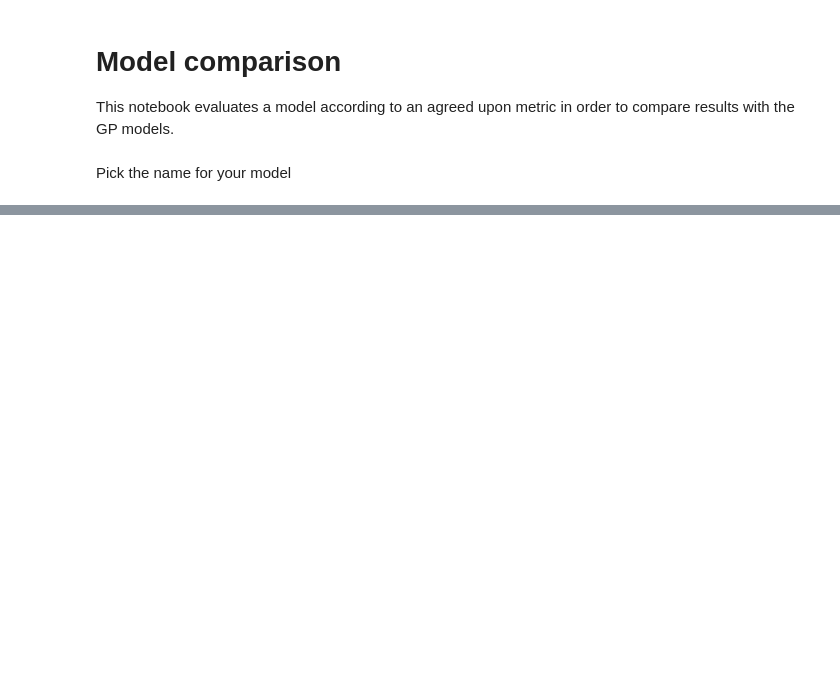
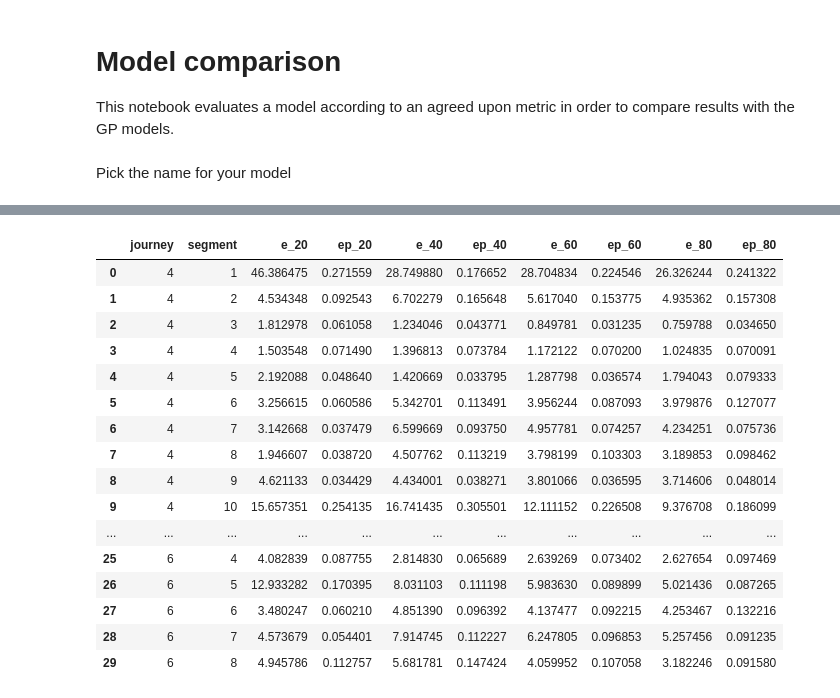
Before and after one commit to M20190649/TDDE19-bus-arrival-time, a Jupyter notebook: ANN/4. Model comparison.ipynb, the cells around one changed output, grey strips where cells are left out. Drawn from its saved outputs; the diff is of its cells as text; code cells hidden in the pictures; blank space fills up the shorter version.

```diff
--- a/ANN/4. Model comparison.ipynb
+++ b/ANN/4. Model comparison.ipynb
@@ -70,0 +52,58 @@ KeyboardInterrupt:
+# %%
+jour_frames = []
+
+for ij, jour in data.groupby('journey'):
+    seg_frames = []
+
+    for iss, seg in jour.groupby('seg'):
+        tot = len(seg) - 1
+        errs = {}
+        i_20 = np.int_(np.round(tot * 0.2))
+        i_40 = np.int_(np.round(tot * 0.4))
+        i_60 = np.int_(np.round(tot * 0.6))
+        i_80 = np.int_(np.round(tot * 0.8))
+
+        p_20 = seg.iloc[0:i_20]
+        p_40 = seg.iloc[0:i_40]
+        p_60 = seg.iloc[0:i_60]
+        p_80 = seg.iloc[0:i_80]
+        errs['journey'] = [ij]
+        errs['segment'] = [iss]
+
+        errs['e_20'] = basic_mae(p_20.pred.values, p_20.label.values)
+        errs['ep_20'] = mape(p_20.pred.values, p_20.label.values)
+
+        errs['e_40'] = basic_mae(p_40.pred.values, p_40.label.values)
+        errs['ep_40'] = mape(p_40.pred.values, p_40.label.values)
+
+        errs['e_60'] = basic_mae(p_60.pred.values, p_60.label.values)
+        errs['ep_60'] = mape(p_60.pred.values, p_60.label.values)
+
+        errs['e_80'] = basic_mae(p_80.pred.values, p_80.label.values)
+        errs['ep_80'] = mape(p_80.pred.values, p_80.label.values)
+
+        seg_frames.append(pds.DataFrame(errs))
+
+    jour_frames.append(pds.concat(seg_frames))
+# %%
+ers = pds.concat(jour_frames).reset_index(drop=True)
+# %%
+ers.head(30)
+# %% [output]
+|  | journey | segment | e_20 | ep_20 | e_40 | ep_40 | e_60 | ep_60 | e_80 | ep_80 |
+| 0 | 4 | 1 | 46.386475 | 0.271559 | 28.749880 | 0.176652 | 28.704834 | 0.224546 | 26.326244 | 0.241322 |
+| 1 | 4 | 2 | 4.534348 | 0.092543 | 6.702279 | 0.165648 | 5.617040 | 0.153775 | 4.935362 | 0.157308 |
+| 2 | 4 | 3 | 1.812978 | 0.061058 | 1.234046 | 0.043771 | 0.849781 | 0.031235 | 0.759788 | 0.034650 |
+| 3 | 4 | 4 | 1.503548 | 0.071490 | 1.396813 | 0.073784 | 1.172122 | 0.070200 | 1.024835 | 0.070091 |
+| 4 | 4 | 5 | 2.192088 | 0.048640 | 1.420669 | 0.033795 | 1.287798 | 0.036574 | 1.794043 | 0.079333 |
+| 5 | 4 | 6 | 3.256615 | 0.060586 | 5.342701 | 0.113491 | 3.956244 | 0.087093 | 3.979876 | 0.127077 |
+| 6 | 4 | 7 | 3.142668 | 0.037479 | 6.599669 | 0.093750 | 4.957781 | 0.074257 | 4.234251 | 0.075736 |
+| 7 | 4 | 8 | 1.946607 | 0.038720 | 4.507762 | 0.113219 | 3.798199 | 0.103303 | 3.189853 | 0.098462 |
+| 8 | 4 | 9 | 4.621133 | 0.034429 | 4.434001 | 0.038271 | 3.801066 | 0.036595 | 3.714606 | 0.048014 |
+| 9 | 4 | 10 | 15.657351 | 0.254135 | 16.741435 | 0.305501 | 12.111152 | 0.226508 | 9.376708 | 0.186099 |
+| ... | ... | ... | ... | ... | ... | ... | ... | ... | ... | ... |
+| 25 | 6 | 4 | 4.082839 | 0.087755 | 2.814830 | 0.065689 | 2.639269 | 0.073402 | 2.627654 | 0.097469 |
+| 26 | 6 | 5 | 12.933282 | 0.170395 | 8.031103 | 0.111198 | 5.983630 | 0.089899 | 5.021436 | 0.087265 |
+| 27 | 6 | 6 | 3.480247 | 0.060210 | 4.851390 | 0.096392 | 4.137477 | 0.092215 | 4.253467 | 0.132216 |
+| 28 | 6 | 7 | 4.573679 | 0.054401 | 7.914745 | 0.112227 | 6.247805 | 0.096853 | 5.257456 | 0.091235 |
+| 29 | 6 | 8 | 4.945786 | 0.112757 | 5.681781 | 0.147424 | 4.059952 | 0.107058 | 3.182246 | 0.091580 |
```
Also changed, not shown: parts of 6 cells of this notebook, 1 other file.
